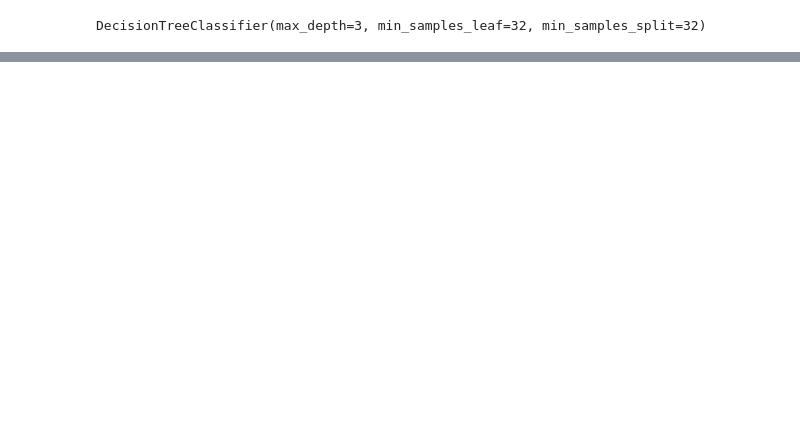
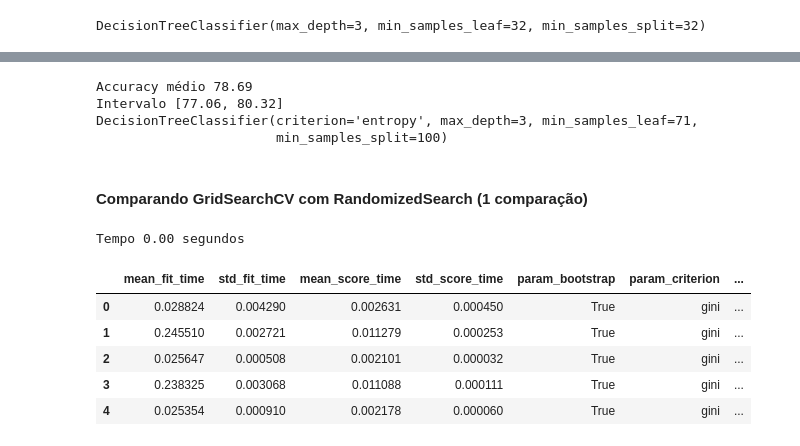
Before and after one commit to alvesalex-AI/al-ml, a Jupyter notebook: ML_otimizacao_modelos_por_hiperparametros/model1.ipynb, the cells around one changed output, grey strips where cells are left out. Saved outputs shown, nothing was run; the diff lists cells and outputs as text; code cells hidden in the pictures; blank space fills up the shorter version.

```diff
--- a/ML_otimizacao_modelos_por_hiperparametros/model1.ipynb
+++ b/ML_otimizacao_modelos_por_hiperparametros/model1.ipynb
@@ -613,0 +779,49 @@ graph
+# %%
+scores = cross_val_score(busca, x_azar, y_azar, cv = KFold(n_splits=5, shuffle=True))
+imprime_score(scores)
+melhor = busca.best_estimator_
+print(melhor)
+# %% [output]
+Accuracy médio 78.69
+Intervalo [77.06, 80.32]
+DecisionTreeClassifier(criterion='entropy', max_depth=3, min_samples_leaf=71,
+                       min_samples_split=100)
+# %% [markdown]
+#### Comparando GridSearchCV com RandomizedSearch (1 comparação)
+# %%
+from sklearn.ensemble import RandomForestClassifier
+import time
+
+SEED=301
+np.random.seed(SEED)
+
+espaco_de_parametros = {
+    "n_estimators" : [10, 100],
+    "bootstrap" : [True, False],
+    "max_depth" : [3, 5],
+    "min_samples_split" : [32, 64, 128],
+    "min_samples_leaf" : [32, 64, 128],
+    "criterion" : ["gini", "entropy"]
+}
+
+tic = time.time()
+busca = GridSearchCV(RandomForestClassifier(),
+                     espaco_de_parametros,
+                     cv = KFold(n_splits=5, shuffle=True)
+                     )
+tac = time.time()
+tempo_que_passou = tac - tic
+print("Tempo %.2f segundos" % tempo_que_passou)
+
+
+busca.fit(x_azar, y_azar)
+resultados = pd.DataFrame(busca.cv_results_)
+resultados.head()
+# %% [output]
+Tempo 0.00 segundos
+|  | mean_fit_time | std_fit_time | mean_score_time | std_score_time | param_bootstrap | param_criterion | ... |
+| 0 | 0.028824 | 0.004290 | 0.002631 | 0.000450 | True | gini | ... |
+| 1 | 0.245510 | 0.002721 | 0.011279 | 0.000253 | True | gini | ... |
+| 2 | 0.025647 | 0.000508 | 0.002101 | 0.000032 | True | gini | ... |
+| 3 | 0.238325 | 0.003068 | 0.011088 | 0.000111 | True | gini | ... |
+| 4 | 0.025354 | 0.000910 | 0.002178 | 0.000060 | True | gini | ... |
```
Also changed, not shown: parts of 30 cells of this notebook.
